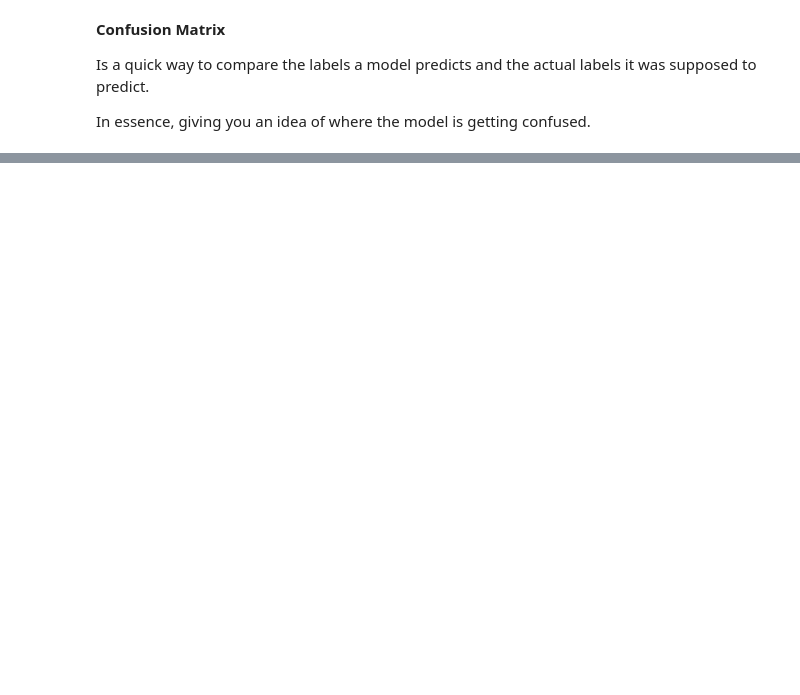
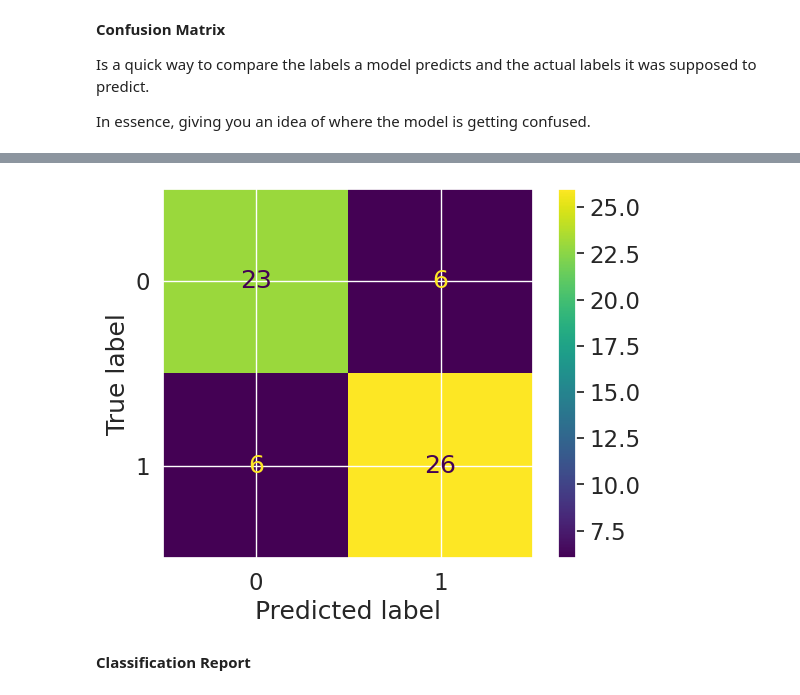
Before and after one commit to jcamiloif6/Complete-A.I.-Machine-Learning-Data-Science-Bootcamp, a Jupyter notebook: Section 9 Scikit-learn Creating Machine Learning Models/introduction_to_scikit_learn.ipynb, the cells around one changed output, grey strips where cells are left out. Drawn from its saved outputs; the diff is of its cells as text; code cells hidden in the pictures; blank space fills up the shorter version.

```diff
--- a/Section 9 Scikit-learn Creating Machine Learning Models/introduction_to_scikit_learn.ipynb
+++ b/Section 9 Scikit-learn Creating Machine Learning Models/introduction_to_scikit_learn.ipynb
@@ -1752,0 +1801,8 @@ In essence, giving you an idea of where the model is getting confused.
+# %%
+ConfusionMatrixDisplay.from_predictions(y_test, y_preds)
+
+plt.show()
+# %% [output]
+[figure, added]
+# %% [markdown]
+**Classification Report**
```
Also changed, not shown: parts of 134 cells of this notebook.
